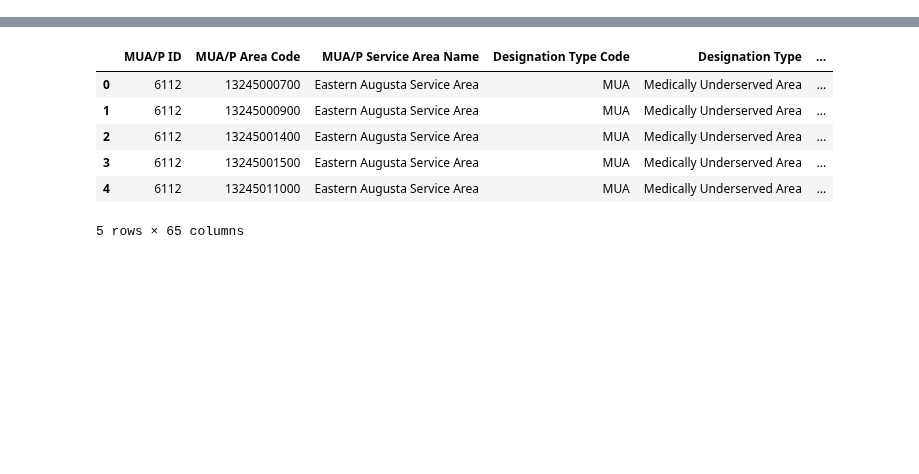
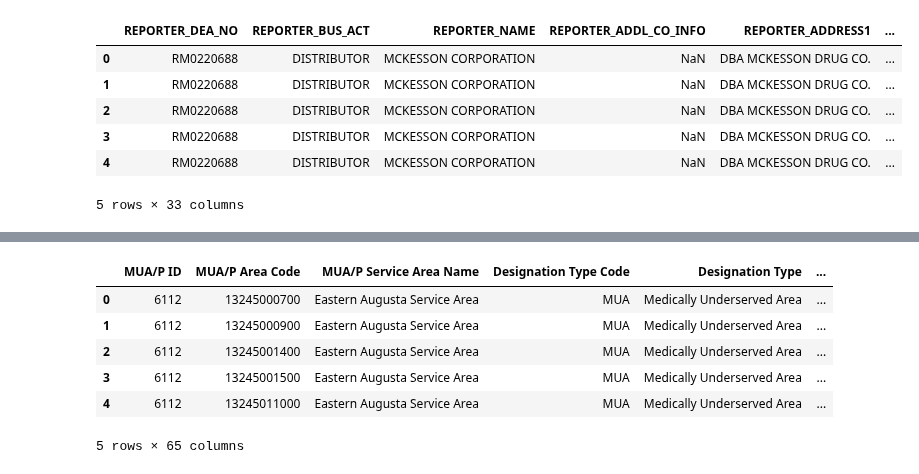
Before and after one commit to harte3/JAG-Hackathon-Team2, a Jupyter notebook: starter-code.ipynb, the cells around one changed output, grey strips where cells are left out. Cells and saved outputs as stored; diff of their text form; code cells hidden in the pictures; blank space fills up the shorter version.

```diff
--- a/starter-code.ipynb
+++ b/starter-code.ipynb
@@ -1,7 +1,7 @@
 # %%
 import time, os, math, numpy as np, pandas as pd, sklearn as sk, matplotlib as plt
 # %%
-# df_arcos = pd.read_csv('data/arcos_all_washpost.tsv', delimiter='\t', nrows=1000000)
+df_arcos = pd.read_csv('data/arcos_all_washpost.tsv', delimiter='\t', nrows=1000000)
 
 # Load dataset for all Primary Care HPSA destinations with one record per facility
 df_hpsa_pc = pd.read_csv("data/BCD_HPSA_FCT_DET_PC.csv")
@@ -20,6 +20,16 @@ df_autoscoring_mh = pd.read_csv('data/SDMS_AUTO_HPSA_SITE_MH.csv')
 
 # Load dataset for autoscoring - primary care
 df_autoscoring_pc = pd.read_csv('data/SDMS_AUTO_HPSA_SITE_PC.csv')
+# %%
+df_arcos.head()
+# %% [output]
+|  | REPORTER_DEA_NO | REPORTER_BUS_ACT | REPORTER_NAME | REPORTER_ADDL_CO_INFO | REPORTER_ADDRESS1 | ... |
+| 0 | RM0220688 | DISTRIBUTOR | MCKESSON CORPORATION | NaN | DBA MCKESSON DRUG CO. | ... |
+| 1 | RM0220688 | DISTRIBUTOR | MCKESSON CORPORATION | NaN | DBA MCKESSON DRUG CO. | ... |
+| 2 | RM0220688 | DISTRIBUTOR | MCKESSON CORPORATION | NaN | DBA MCKESSON DRUG CO. | ... |
+| 3 | RM0220688 | DISTRIBUTOR | MCKESSON CORPORATION | NaN | DBA MCKESSON DRUG CO. | ... |
+| 4 | RM0220688 | DISTRIBUTOR | MCKESSON CORPORATION | NaN | DBA MCKESSON DRUG CO. | ... |
+5 rows × 33 columns
 # %%
 df_hpsa_pc.head()
 # %% [output]
```
Also changed, not shown: parts of 2 cells of this notebook, 2 other files.
